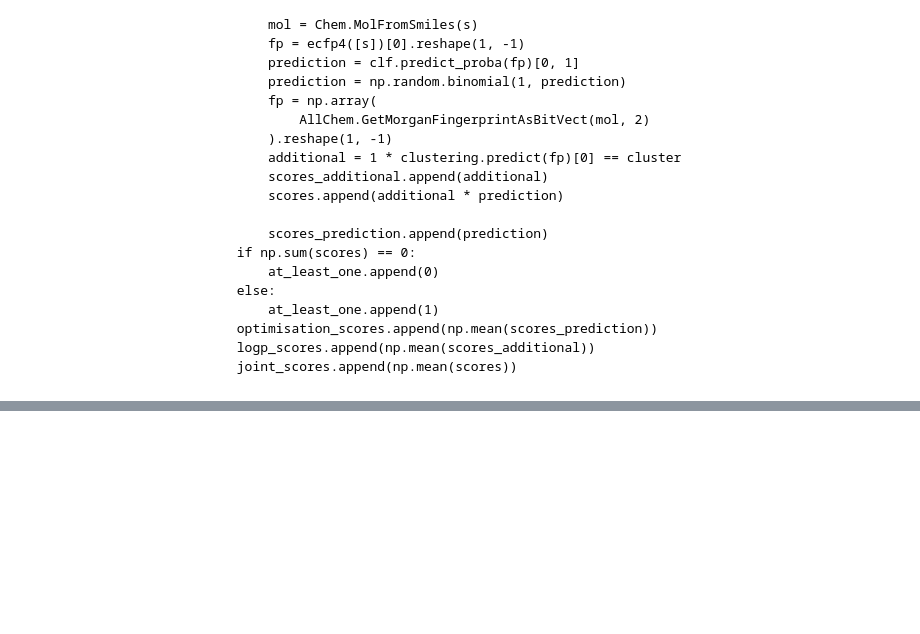
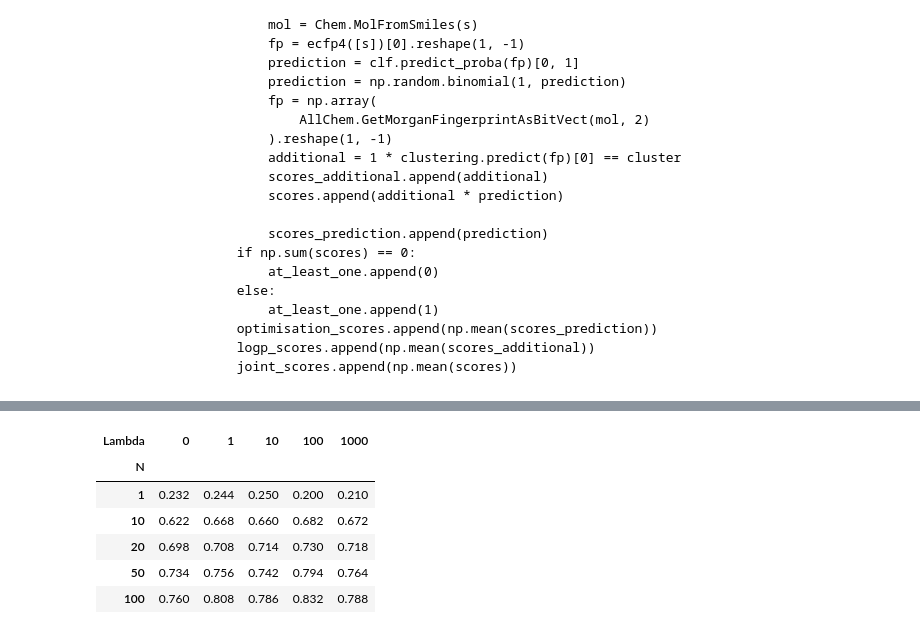
Before and after one commit to maxime-langevin/diverse_molecule_generation, a Jupyter notebook: drd2.ipynb, the cells around one changed output, grey strips where cells are left out. Saved outputs shown, nothing was run; the diff lists cells and outputs as text; code cells hidden in the pictures; blank space fills up the shorter version.

```diff
--- a/drd2.ipynb
+++ b/drd2.ipynb
@@ -830,3 +839,13 @@ plt.savefig("graphs/DRD2_clustering.pdf", dpi=300, bbox_inches="tight")
+# %%
+pivoted
+# %% [output]
+| Lambda | 0 | 1 | 10 | 100 | 1000 |
+| N |  |  |  |  |  |
+| 1 | 0.232 | 0.244 | 0.250 | 0.200 | 0.210 |
+| 10 | 0.622 | 0.668 | 0.660 | 0.682 | 0.672 |
+| 20 | 0.698 | 0.708 | 0.714 | 0.730 | 0.718 |
+| 50 | 0.734 | 0.756 | 0.742 | 0.794 | 0.764 |
+| 100 | 0.760 | 0.808 | 0.786 | 0.832 | 0.788 |
 # %%
 logps = []
 
```
Also changed, not shown: parts of 20 cells of this notebook, 5 other files.
